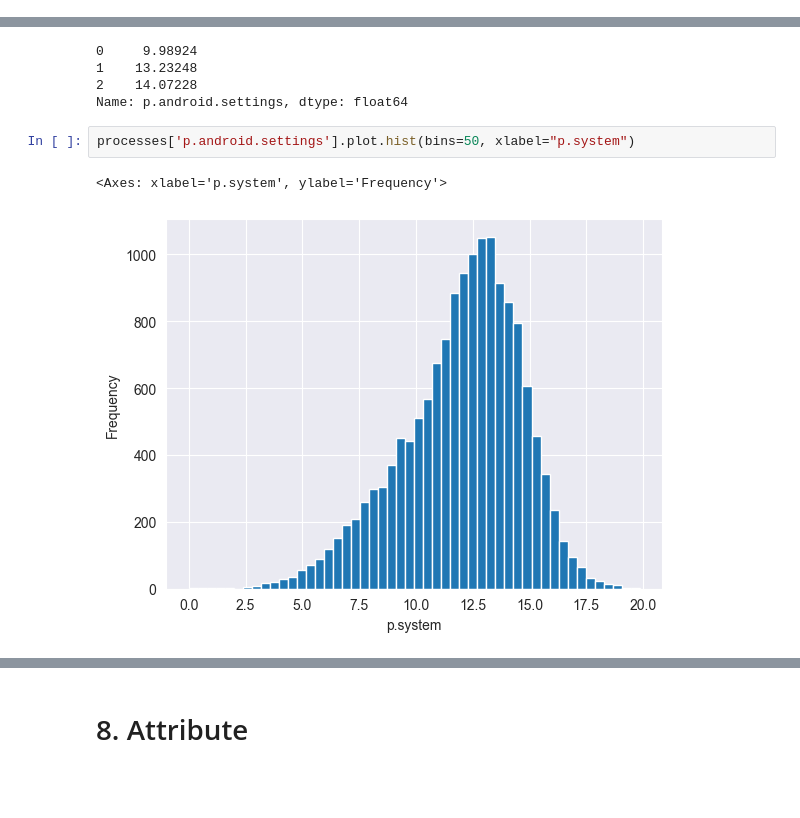
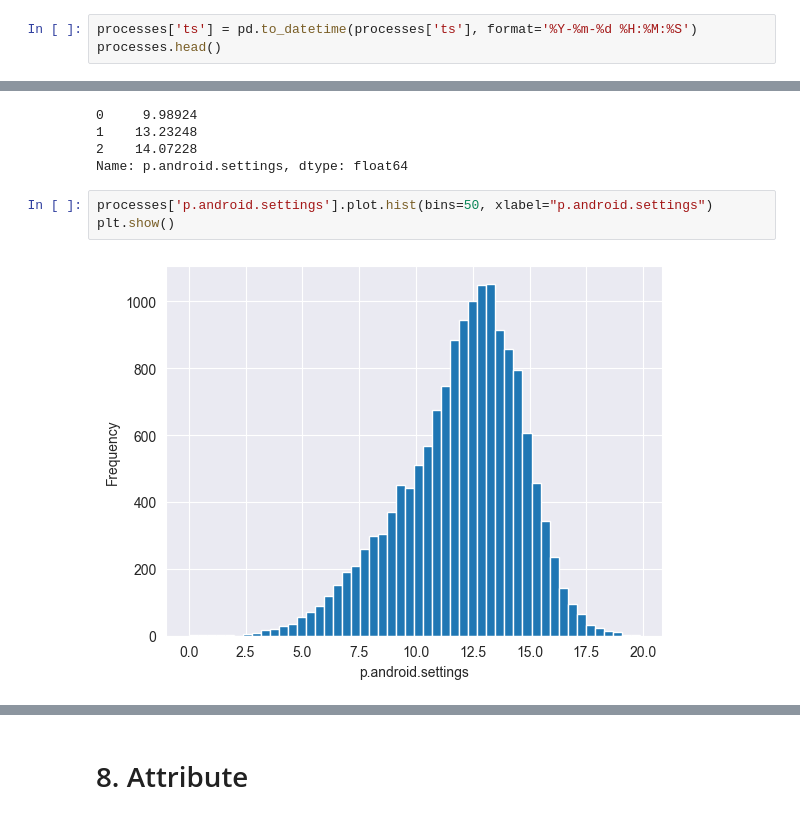
Before and after one commit to JakubIvacek/IAU_PROJECT, a Jupyter notebook: project.ipynb, the cells around one changed output, grey strips where cells are left out. Saved outputs shown, nothing was run; the diff lists cells and outputs as text; blank space fills up the shorter version.

```diff
--- a/project.ipynb
+++ b/project.ipynb
@@ -205,0 +216,3 @@ processes.shape[0] - processes.dropna().shape[0]  # rows with Nan
+# %%
+processes['ts'] = pd.to_datetime(processes['ts'], format='%Y-%m-%d %H:%M:%S')
+processes.head()
@@ -429,7 +519,7 @@ processes['p.android.settings'].mode()
 2    14.07228
 Name: p.android.settings, dtype: float64
 # %%
-processes['p.android.settings'].plot.hist(bins=50, xlabel="p.system")
+processes['p.android.settings'].plot.hist(bins=50, xlabel="p.android.settings")
+plt.show()
 # %% [output]
-<Axes: xlabel='p.system', ylabel='Frequency'>
-[figure, old version]
+[figure, new version]
```
Also changed, not shown: parts of 110 cells of this notebook.
